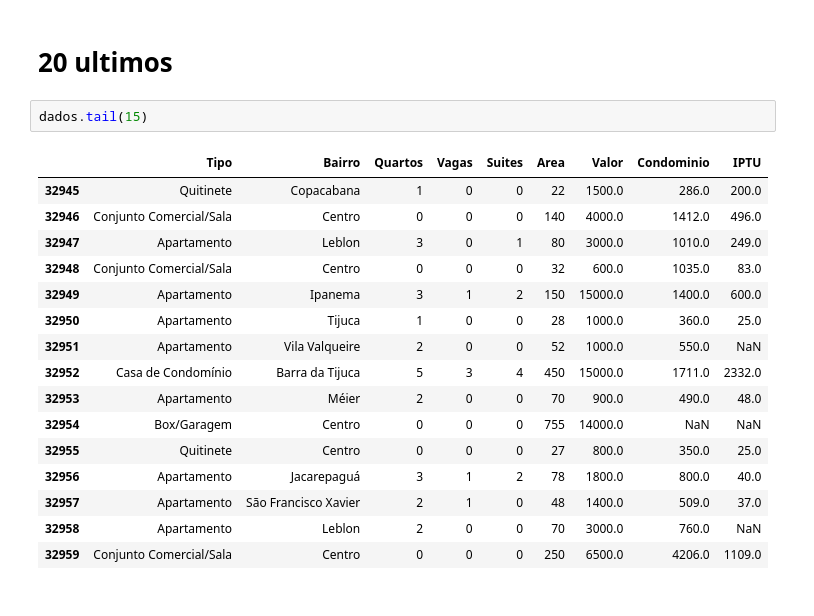
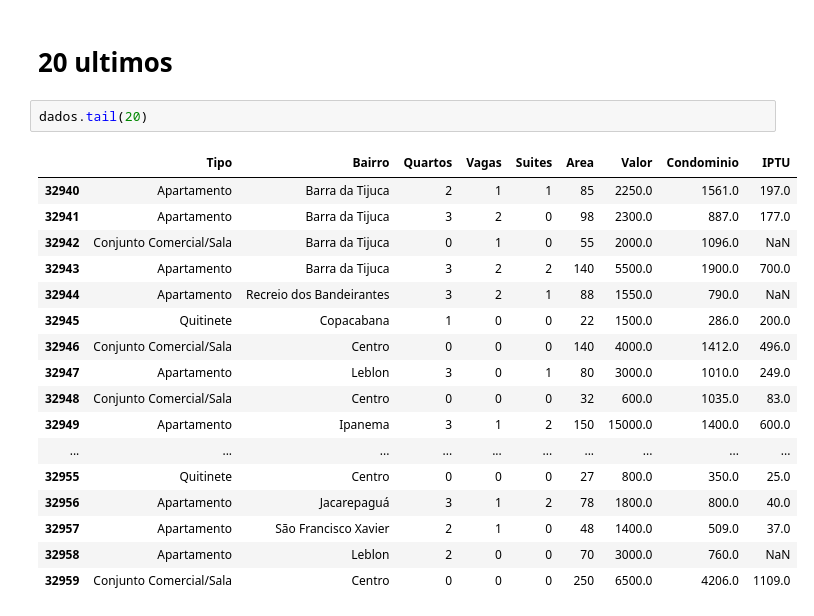
Before and after one commit to lucasm9140/lucas-semanadatascience, a Jupyter notebook: hora_1.ipynb, the cells around one changed output. Saved outputs shown, nothing was run; the diff lists cells and outputs as text.

```diff
--- a/hora_1.ipynb
+++ b/hora_1.ipynb
@@ -128,19 +118,20 @@ dados.tail()
 # %% [markdown]
 # 20 ultimos
 # %%
-dados.tail(15)
+dados.tail(20)
 # %% [output]
 |  | Tipo | Bairro | Quartos | Vagas | Suites | Area | Valor | Condominio | IPTU |
+| 32940 | Apartamento | Barra da Tijuca | 2 | 1 | 1 | 85 | 2250.0 | 1561.0 | 197.0 |
+| 32941 | Apartamento | Barra da Tijuca | 3 | 2 | 0 | 98 | 2300.0 | 887.0 | 177.0 |
+| 32942 | Conjunto Comercial/Sala | Barra da Tijuca | 0 | 1 | 0 | 55 | 2000.0 | 1096.0 | NaN |
+| 32943 | Apartamento | Barra da Tijuca | 3 | 2 | 2 | 140 | 5500.0 | 1900.0 | 700.0 |
+| 32944 | Apartamento | Recreio dos Bandeirantes | 3 | 2 | 1 | 88 | 1550.0 | 790.0 | NaN |
 | 32945 | Quitinete | Copacabana | 1 | 0 | 0 | 22 | 1500.0 | 286.0 | 200.0 |
 | 32946 | Conjunto Comercial/Sala | Centro | 0 | 0 | 0 | 140 | 4000.0 | 1412.0 | 496.0 |
 | 32947 | Apartamento | Leblon | 3 | 0 | 1 | 80 | 3000.0 | 1010.0 | 249.0 |
 | 32948 | Conjunto Comercial/Sala | Centro | 0 | 0 | 0 | 32 | 600.0 | 1035.0 | 83.0 |
 | 32949 | Apartamento | Ipanema | 3 | 1 | 2 | 150 | 15000.0 | 1400.0 | 600.0 |
-| 32950 | Apartamento | Tijuca | 1 | 0 | 0 | 28 | 1000.0 | 360.0 | 25.0 |
-| 32951 | Apartamento | Vila Valqueire | 2 | 0 | 0 | 52 | 1000.0 | 550.0 | NaN |
-| 32952 | Casa de Condomínio | Barra da Tijuca | 5 | 3 | 4 | 450 | 15000.0 | 1711.0 | 2332.0 |
-| 32953 | Apartamento | Méier | 2 | 0 | 0 | 70 | 900.0 | 490.0 | 48.0 |
-| 32954 | Box/Garagem | Centro | 0 | 0 | 0 | 755 | 14000.0 | NaN | NaN |
+| ... | ... | ... | ... | ... | ... | ... | ... | ... | ... |
 | 32955 | Quitinete | Centro | 0 | 0 | 0 | 27 | 800.0 | 350.0 | 25.0 |
 | 32956 | Apartamento | Jacarepaguá | 3 | 1 | 2 | 78 | 1800.0 | 800.0 | 40.0 |
 | 32957 | Apartamento | São Francisco Xavier | 2 | 1 | 0 | 48 | 1400.0 | 509.0 | 37.0 |
```
Also changed, not shown: parts of 15 cells of this notebook, 2 other files.
